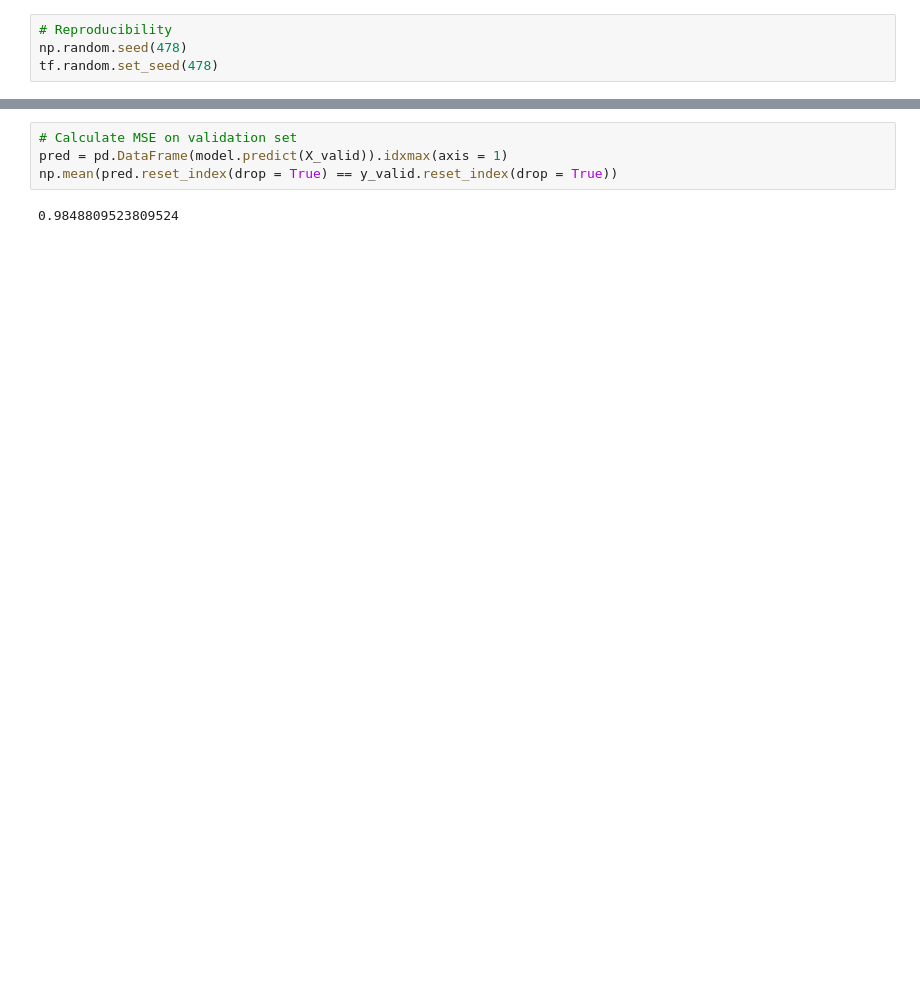
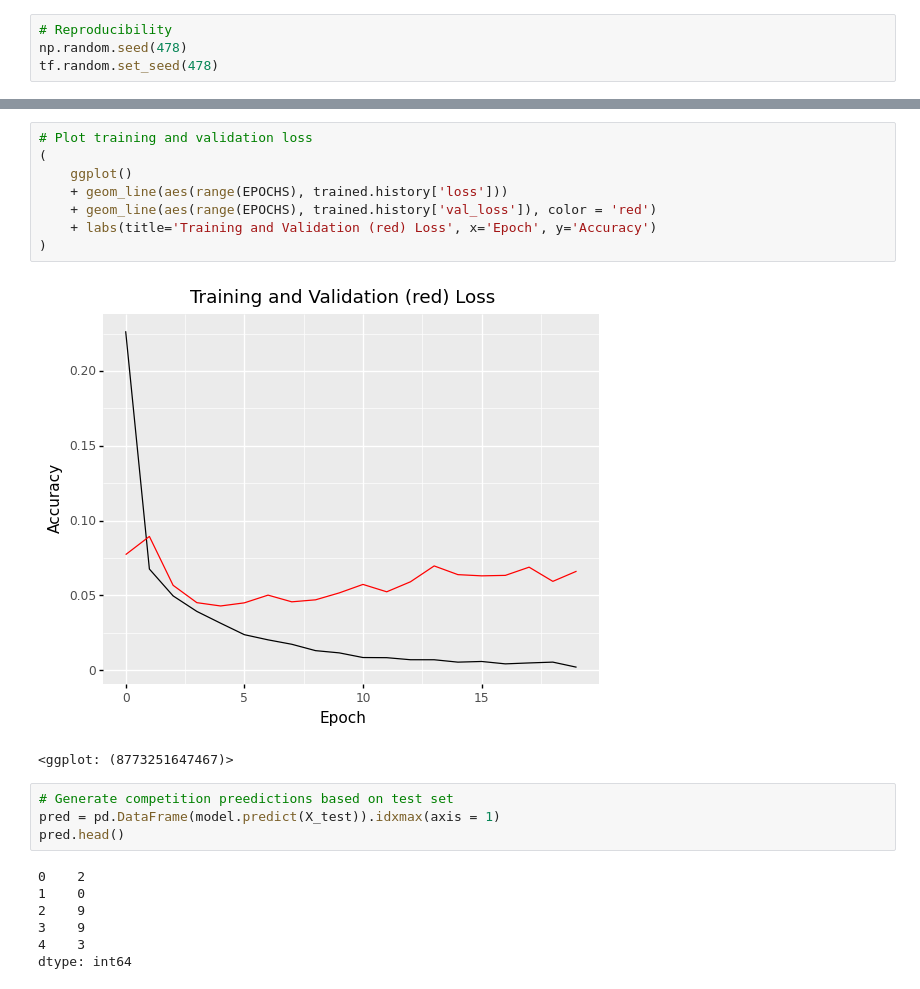
Before and after one commit to akiehl2000/DigitRecognizer, a Jupyter notebook: digitRecognizer.ipynb, the cells around one changed output, grey strips where cells are left out. Cells and saved outputs as stored; diff of their text form; blank space fills up the shorter version.

```diff
--- a/digitRecognizer.ipynb
+++ b/digitRecognizer.ipynb
@@ -111,6 +124,22 @@ Epoch 20/20
+# %%
+# Plot training and validation loss
+(
+    ggplot()
+    + geom_line(aes(range(EPOCHS), trained.history['loss']))
+    + geom_line(aes(range(EPOCHS), trained.history['val_loss']), color = 'red')
+    + labs(title='Training and Validation (red) Loss', x='Epoch', y='Accuracy')
+)
+# %% [output]
+[figure, added]
+<ggplot: (8773251647467)>
 # %%
-# Calculate MSE on validation set
-pred = pd.DataFrame(model.predict(X_valid)).idxmax(axis = 1)
-np.mean(pred.reset_index(drop = True) == y_valid.reset_index(drop = True))
+# Generate competition preedictions based on test set
+pred = pd.DataFrame(model.predict(X_test)).idxmax(axis = 1)
+pred.head()
 # %% [output]
-0.9848809523809524
+0    2
+1    0
+2    9
+3    9
+4    3
+dtype: int64
```
Also changed, not shown: parts of 5 cells of this notebook.
